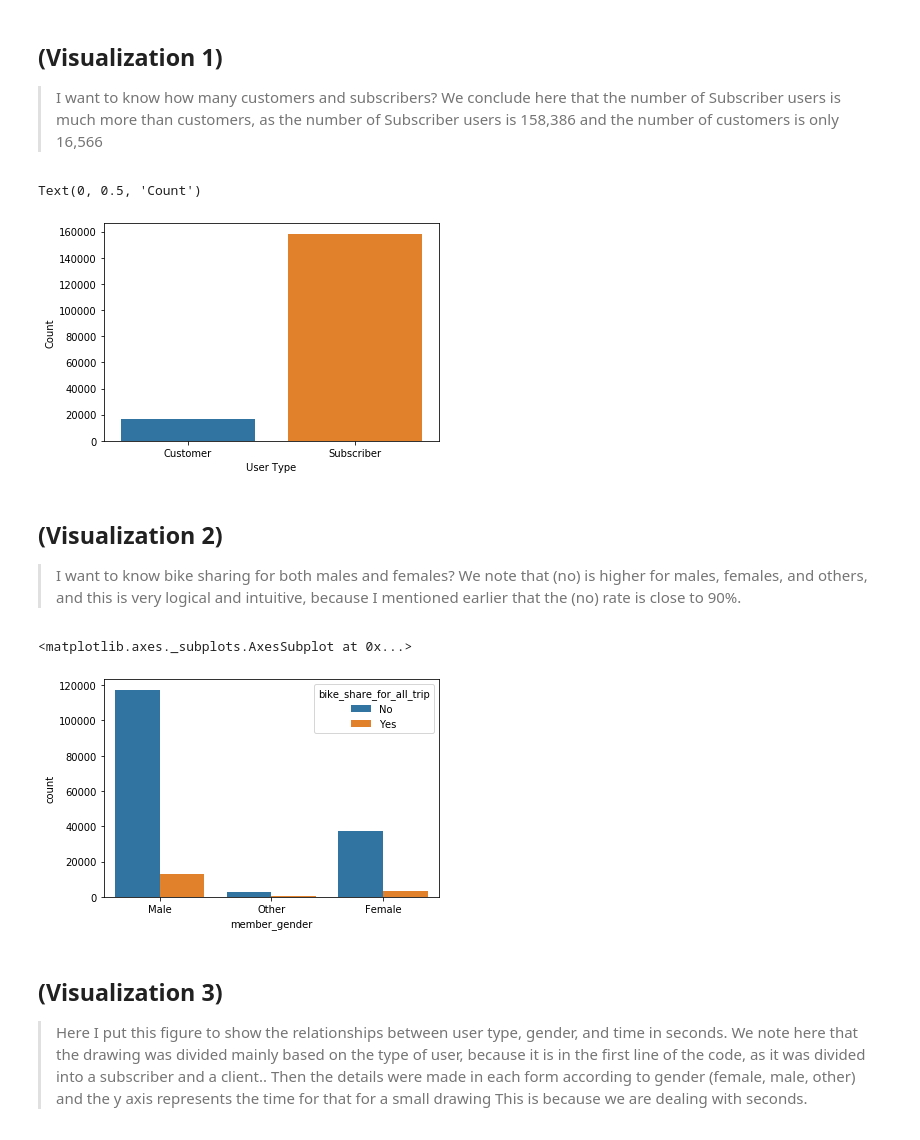
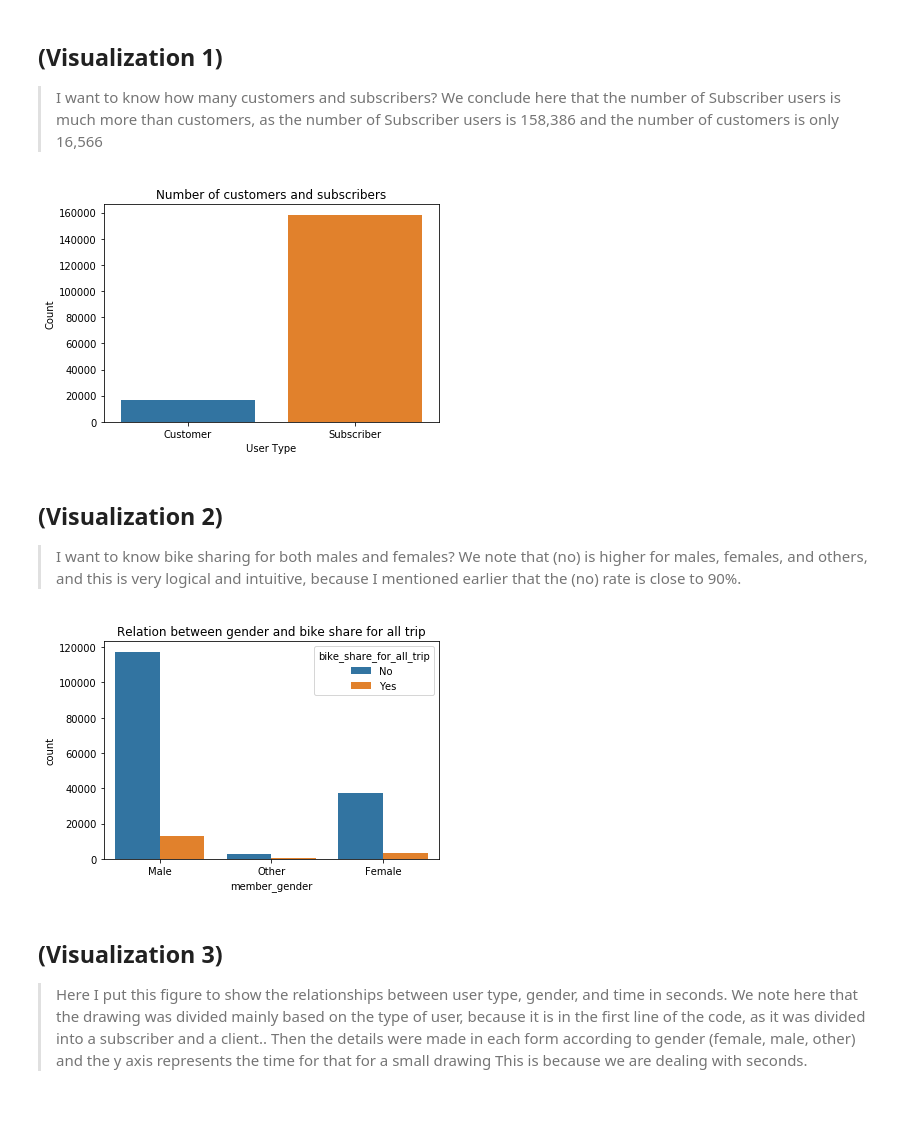
Before and after one commit to ReemShaya/Communicate-Data-findings-Project, a Jupyter notebook: slide_deck_template.ipynb, the cells around one changed output. Cells and saved outputs as stored; diff of their text form; code cells hidden in the pictures; blank space fills up the shorter version.

```diff
--- a/slide_deck_template.ipynb
+++ b/slide_deck_template.ipynb
@@ -34,11 +34,11 @@ that when the notebook is rendered as http slides, those cells won't show up.
 We conclude here that the number of Subscriber users is much more than customers, as the number of Subscriber users is 158,386 and the number of customers is only 16,566
 # %%
 sb.countplot(data=df_ford, x='user_type');
-plt.xlabel('User Type')
-plt.ylabel('Count')
+plt.xlabel('User Type');
+plt.ylabel('Count');
+plt.title('Number of customers and subscribers');
 # %% [output]
-Text(0, 0.5, 'Count')
-[figure, old version]
+[figure, new version]
 # %% [markdown]
 ## (Visualization 2)
 
@@ -46,9 +46,9 @@ Text(0, 0.5, 'Count')
 We note that (no) is higher for males, females, and others, and this is very logical and intuitive, because I mentioned earlier that the (no) rate is close to 90%.
 # %%
 sb.countplot(data = df_ford, x = 'member_gender', hue = 'bike_share_for_all_trip')
+plt.title('Relation between gender and bike share for all trip');
 # %% [output]
-<matplotlib.axes._subplots.AxesSubplot at 0x...>
-[figure, old version]
+[figure, new version]
 # %% [markdown]
 ## (Visualization 3)
 
```
Also changed, not shown: parts of 1 cell of this notebook, 2 other files.
